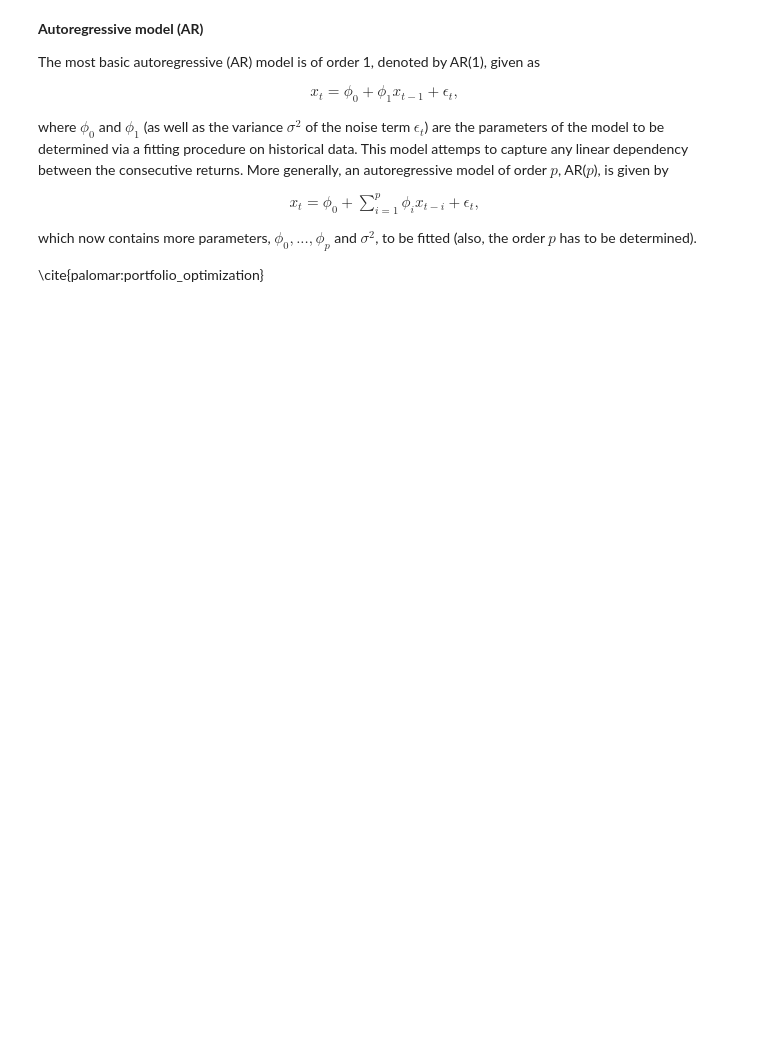
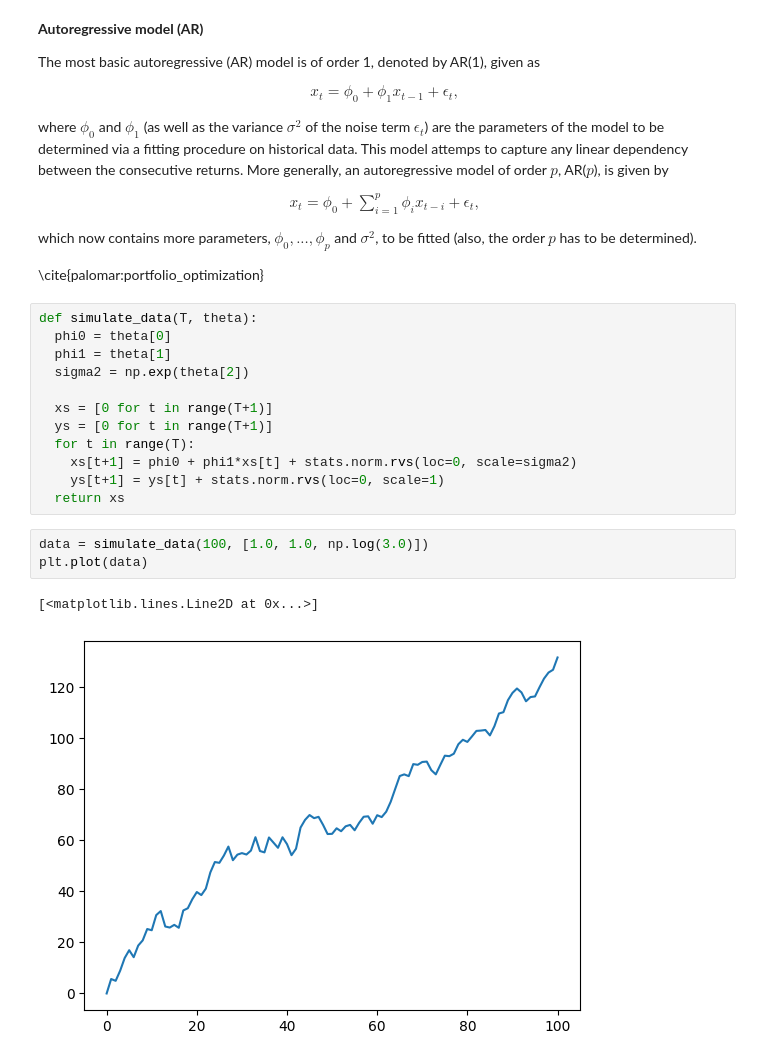
Before and after one commit to krajak09/Master-Thesis, a Jupyter notebook: scripts/Time_series_gold.ipynb, the cells around one changed output. Drawn from its saved outputs; the diff is of its cells as text; blank space fills up the shorter version.

```diff
--- a/scripts/Time_series_gold.ipynb
+++ b/scripts/Time_series_gold.ipynb
@@ -329,3 +313,21 @@ x_t = \phi_0 +\sum_{i=1}^p \phi_i x_{t-i} + \epsilon_t,
 which now contains more parameters, $\phi_0, . . . , \phi_p$ and $\sigma^2$, to be fitted (also, the order $p$ has to be determined).
 
 \cite{palomar:portfolio_optimization}
+# %%
+def simulate_data(T, theta):
+  phi0 = theta[0]
+  phi1 = theta[1]
+  sigma2 = np.exp(theta[2])
+
+  xs = [0 for t in range(T+1)]
+  ys = [0 for t in range(T+1)]
+  for t in range(T):
+    xs[t+1] = phi0 + phi1*xs[t] + stats.norm.rvs(loc=0, scale=sigma2)
+    ys[t+1] = ys[t] + stats.norm.rvs(loc=0, scale=1)
+  return xs
+# %%
+data = simulate_data(100, [1.0, 1.0, np.log(3.0)])
+plt.plot(data)
+# %% [output]
+[<matplotlib.lines.Line2D at 0x...>]
+[figure, added]
```
Also changed, not shown: parts of 14 cells of this notebook.
